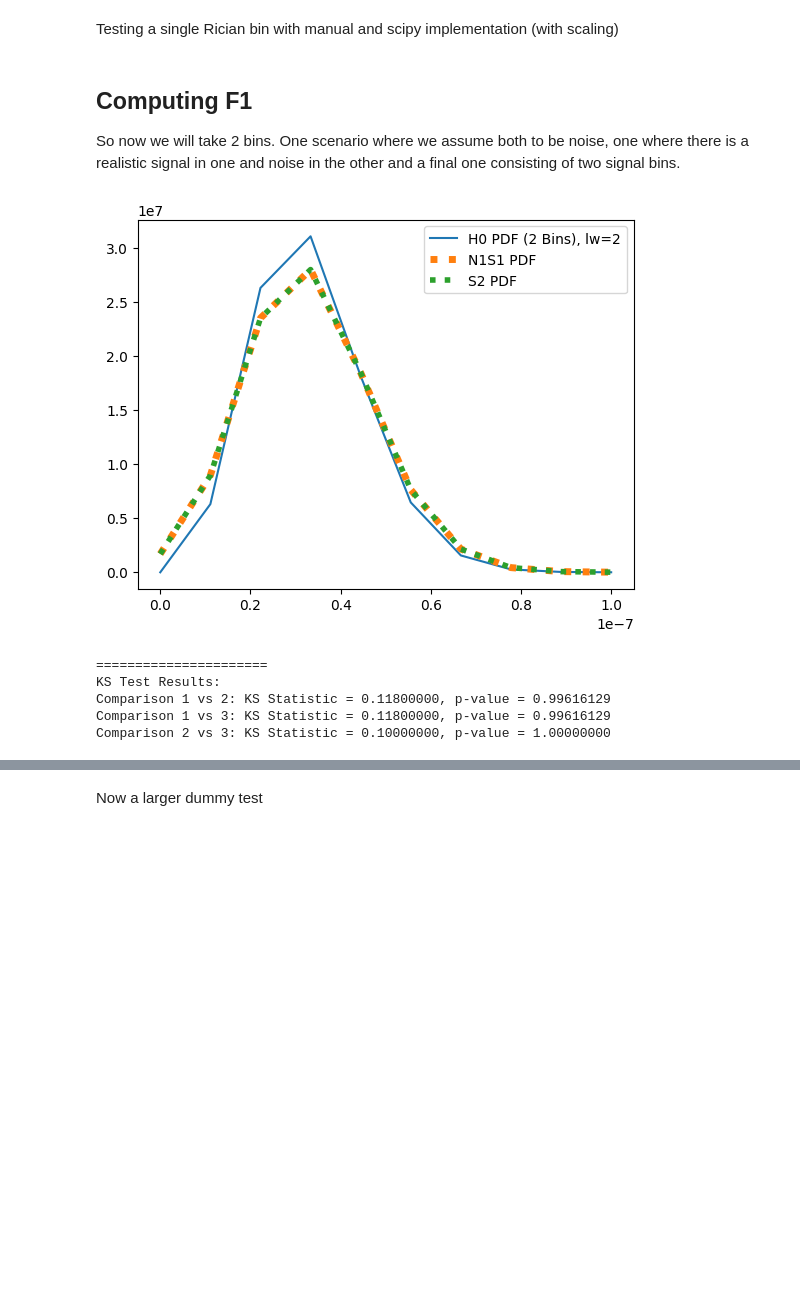
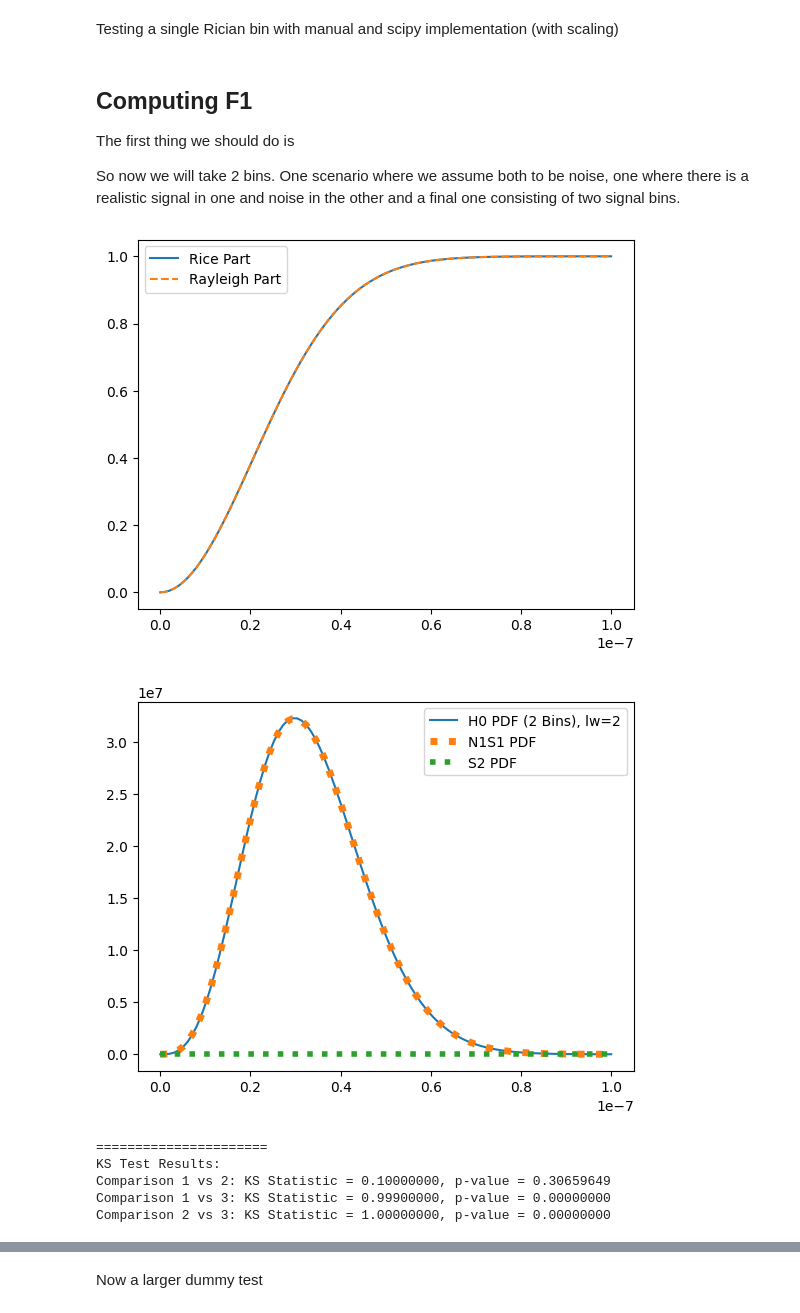
Before and after one commit to QTNM/PowerCutStats, a Jupyter notebook: examples/Validation.ipynb, the cells around one changed output, grey strips where cells are left out. Saved outputs shown, nothing was run; the diff lists cells and outputs as text; code cells hidden in the pictures; blank space fills up the shorter version.

```diff
--- a/examples/Validation.ipynb
+++ b/examples/Validation.ipynb
@@ -37,6 +114,8 @@ N_fft = len(np.abs(signal_fft))
 
 tau = k * T * B * R / N_fft
 print(tau)
+
+tau = tau
 # %% [output]
 8.357939652114349e-16
 # %% [markdown]
@@ -210,53 +355,71 @@ Testing a single Rician bin with manual and scipy implementation (with scaling)
 # %% [markdown]
 ## Computing F1
 
+The first thing we should do is
+
 So now we will take 2 bins. One scenario where we assume both to be noise, one where there is a realistic signal in one and noise in the other and a final one consisting of two signal bins.
 # %%
 N_bin = 2
-x_S = [1e-6, 1e-6]
-x_k = 1e-6
-z_values = np.linspace(0, 1e-7, 10)
+x_S = [sig_val, sig_val]
+x_k = sig_val
+z_values = np.linspace(0, 1e-7, 100)
 
 ## Noisy
 null_dist_scipy_2bin = H0_PDF(z_values, tau, N_bin, scipy=True)
 
 ## N1S1
 rice_part = rice_CDF(z_values, tau, x_k)
 ray_part = rayleigh_CDF(z_values, tau, N_bin=1)
 N1S1_pdf_dist = np.gradient(rice_part * ray_part, z_values)
 
+
+######## CDF Plots ########
+plt.figure()
+plt.plot(z_values, rice_part, label='Rice Part')
+plt.plot(z_values, ray_part, label='Rayleigh Part', linestyle='--')
+plt.legend()
+plt.show()
+
+
 ## S2
-result_container = np.zeros(shape=(len(x_S),len(z_values)))
+# result_container = np.zeros(shape=(len(x_S),len(z_values)))
+# for i in range(len(x_S)):
+#     result = rice_CDF(z_values, tau, x_S[i])
+#     result_container[i] = result
+
+# result_product = np.prod(result_container, axis=0)
+
+result_product = np.zeros(len(z_values))
 for i in range(len(x_S)):
-    result = rice_CDF(z_values, tau, x_S[i])
-    result_container[i] = result
+    result_product *= rice_CDF(z_values, tau, x_S[i])
 
-result_product = np.prod(result_container, axis=0)
+
 signal_pdf = np.gradient(result_product, z_values)
 
 
 # Plotting
 plt.plot(z_values, null_dist_scipy_2bin, label='H0 PDF (2 Bins), lw=2')
 plt.plot(z_values, N1S1_pdf_dist, label='N1S1 PDF', linestyle=':', lw=5)
 plt.plot(z_values, signal_pdf, label='S2 PDF', linestyle='dotted', lw=4)
 plt.legend()
 plt.show()
 
 # Testing
 distributions = [null_dist_scipy, N1S1_pdf_dist, signal_pdf]
 
 # print("Integrals of the PDFs")
 # get_integral(distributions, z_values)
 
 print("======================")
 
 KS_test(distributions);
 # %% [output]
-[figure, old version]
+[figure, new version]
+[figure, added]
 ======================
 KS Test Results:
-Comparison 1 vs 2: KS Statistic = 0.11800000, p-value = 0.99616129
-Comparison 1 vs 3: KS Statistic = 0.11800000, p-value = 0.99616129
-Comparison 2 vs 3: KS Statistic = 0.10000000, p-value = 1.00000000
+Comparison 1 vs 2: KS Statistic = 0.10000000, p-value = 0.30659649
+Comparison 1 vs 3: KS Statistic = 0.99900000, p-value = 0.00000000
+Comparison 2 vs 3: KS Statistic = 1.00000000, p-value = 0.00000000
 # %%
 N_bin = 50
```
Also changed, not shown: parts of 17 cells of this notebook, 39 other files.
